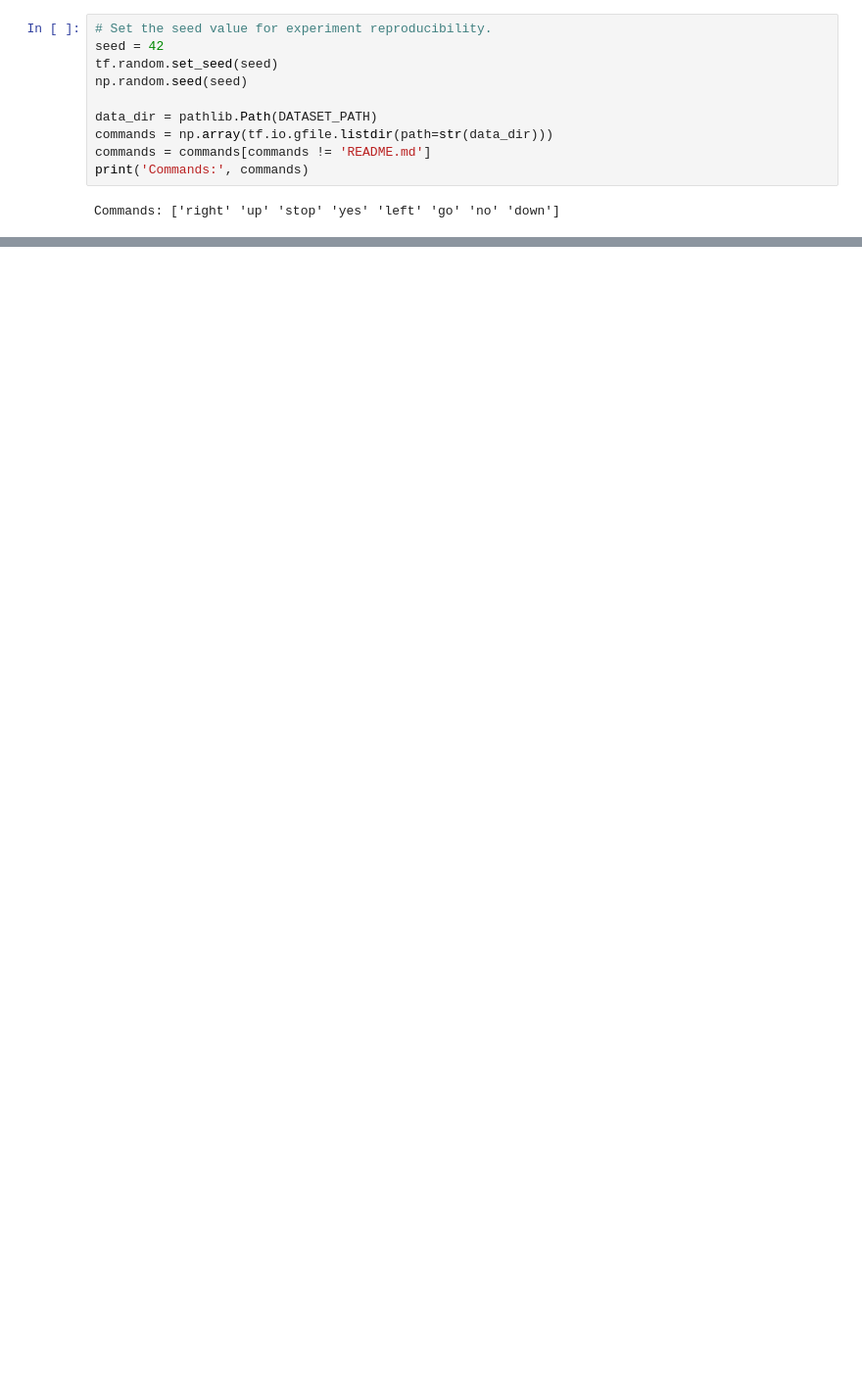
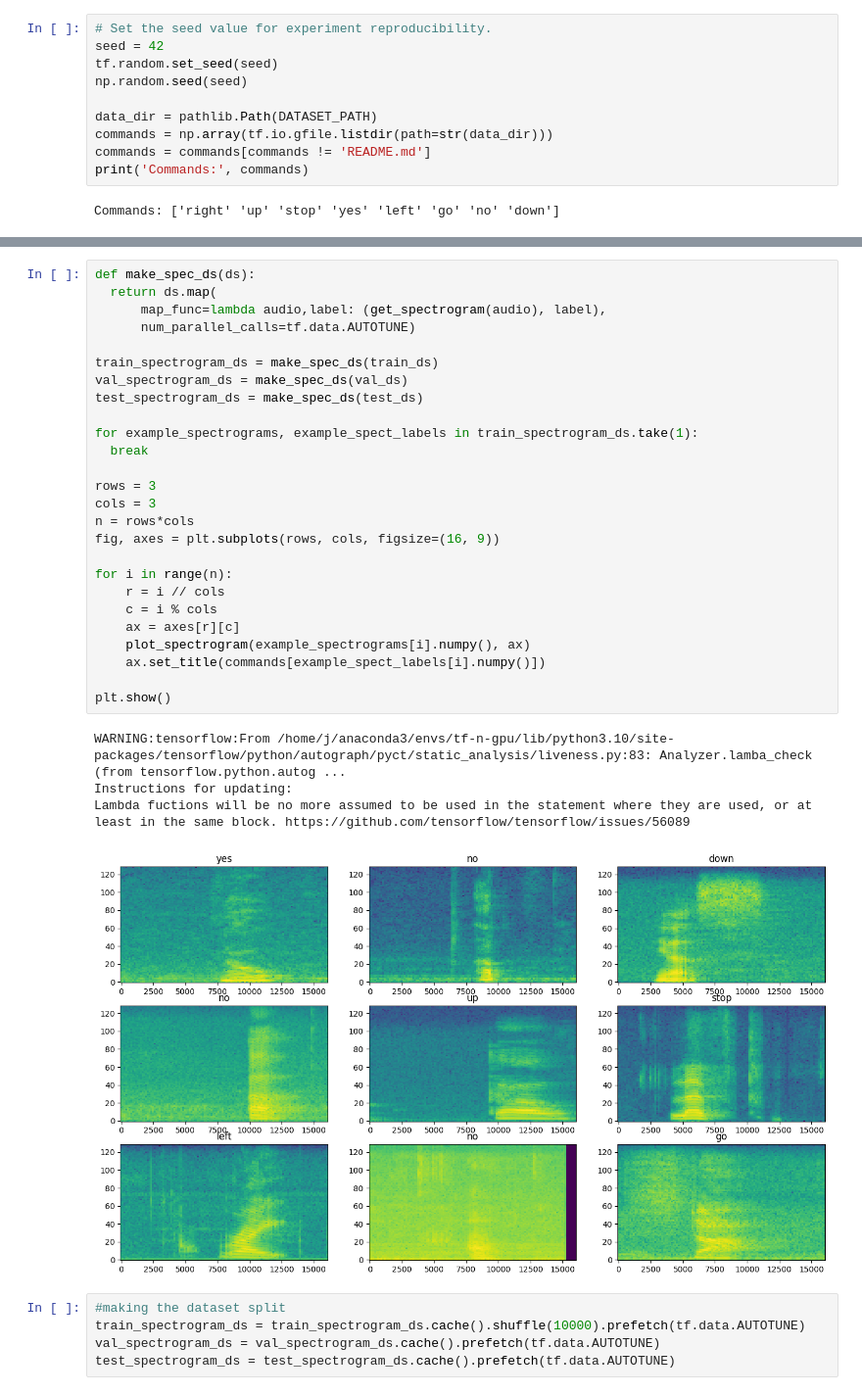
Before and after one commit to washwor1/cs401-teamsiri, a Jupyter notebook: Python/model.ipynb, the cells around one changed output, grey strips where cells are left out. Shown at 98% size. Cells and saved outputs as stored; diff of their text form; blank space fills up the shorter version.

```diff
--- a/Python/model.ipynb
+++ b/Python/model.ipynb
@@ -45,0 +153,36 @@ Commands: ['right' 'up' 'stop' 'yes' 'left' 'go' 'no' 'down']
+# %%
+def make_spec_ds(ds):
+  return ds.map(
+      map_func=lambda audio,label: (get_spectrogram(audio), label),
+      num_parallel_calls=tf.data.AUTOTUNE)
+
+train_spectrogram_ds = make_spec_ds(train_ds)
+val_spectrogram_ds = make_spec_ds(val_ds)
+test_spectrogram_ds = make_spec_ds(test_ds)
+
+for example_spectrograms, example_spect_labels in train_spectrogram_ds.take(1):
+  break
+
+rows = 3
+cols = 3
+n = rows*cols
+fig, axes = plt.subplots(rows, cols, figsize=(16, 9))
+
+for i in range(n):
+    r = i // cols
+    c = i % cols
+    ax = axes[r][c]
+    plot_spectrogram(example_spectrograms[i].numpy(), ax)
+    ax.set_title(commands[example_spect_labels[i].numpy()])
+
+plt.show()
+# %% [output]
+WARNING:tensorflow:From /home/j/anaconda3/envs/tf-n-gpu/lib/python3.10/site-packages/tensorflow/python/autograph/pyct/static_analysis/liveness.py:83: Analyzer.lamba_check (from tensorflow.python.autog ...
+Instructions for updating:
+Lambda fuctions will be no more assumed to be used in the statement where they are used, or at least in the same block. https://github.com/tensorflow/tensorflow/issues/56089
+[figure, added]
+# %%
+#making the dataset split
+train_spectrogram_ds = train_spectrogram_ds.cache().shuffle(10000).prefetch(tf.data.AUTOTUNE)
+val_spectrogram_ds = val_spectrogram_ds.cache().prefetch(tf.data.AUTOTUNE)
+test_spectrogram_ds = test_spectrogram_ds.cache().prefetch(tf.data.AUTOTUNE)
```
Also changed, not shown: parts of 19 cells of this notebook, 5 other files.
